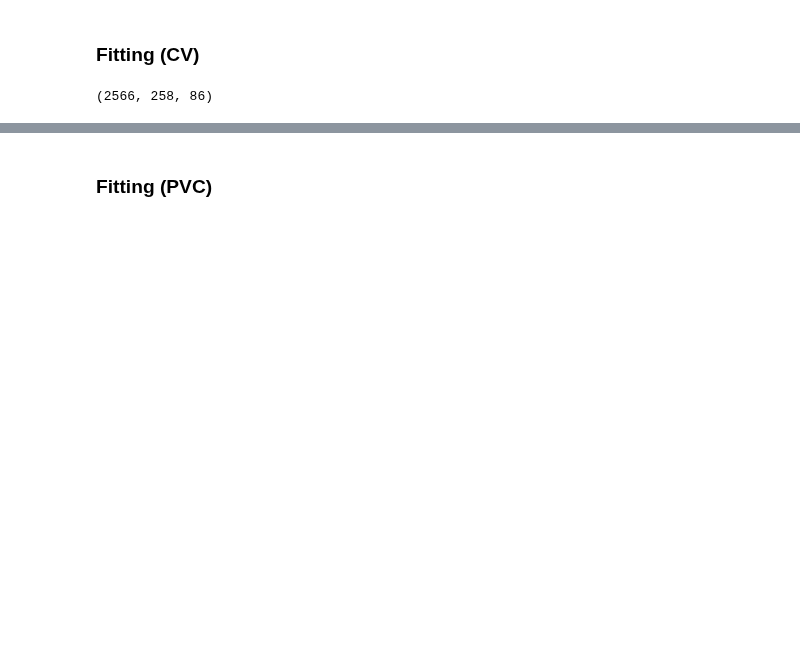
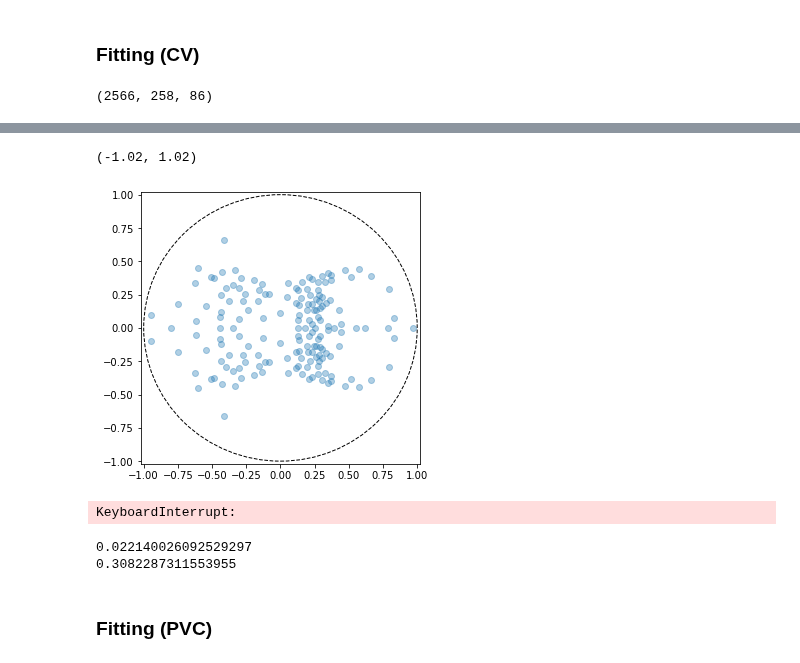
Before and after one commit to BouchardLab/FCCA_analysis, a Jupyter notebook: notebooks/final/Fig2.ipynb, the cells around one changed output, grey strips where cells are left out. Cells and saved outputs as stored; diff of their text form; code cells hidden in the pictures; blank space fills up the shorter version.

```diff
--- a/notebooks/final/Fig2.ipynb
+++ b/notebooks/final/Fig2.ipynb
@@ -250,0 +229,3 @@ dict_keys(['data_file', 'dof', 'bin_width', 'epoch', 'filter_fn', 'filter_kwargs
+# %%
+with open('peanut_df.dat', 'rb') as f:
+    peanut_df = pickle.load(f)
@@ -296,0 +386,14 @@ with open('cv_result_list.dat', 'wb') as f:
+# %%
+fig, ax = plt.subplots(1, 1, figsize=(5,5))
+best_fold = 0
+df_ = apply_df_filters(cv_df, fold_idx = best_fold, var_order=2)
+A = form_companion(df_.iloc[0]['coef'])
+eig, _ = np.linalg.eig(A)
+circle1 = plt.Circle((0, 0), 1, color='k', fill=False, linestyle='--')
+ax.scatter(np.real(eig), np.imag(eig), alpha=0.35)
+ax.add_patch(circle1)
+ax.set_xlim([-1.02, 1.02])
+ax.set_ylim([-1.02, 1.02])
+# %% [output]
+(-1.02, 1.02)
+[figure, added]
@@ -296,0 +404,4 @@ with open('cv_result_list.dat', 'wb') as f:
+# %%
+pseudo = NonnormalAuto(A, 1e-5, 1)
+# %% [output]
+KeyboardInterrupt:
@@ -297,3 +410,8 @@ with open('cv_result_list.dat', 'wb') as f:
+# %%
+pseudo = NonnormalAuto(Atest, 1e-5, 1)
+# %% [output]
+0.022140026092529297
+0.3082287311553955
 # %% [markdown]
 ### Fitting (PVC)
 # %%
```
Also changed, not shown: parts of 23 cells of this notebook.
